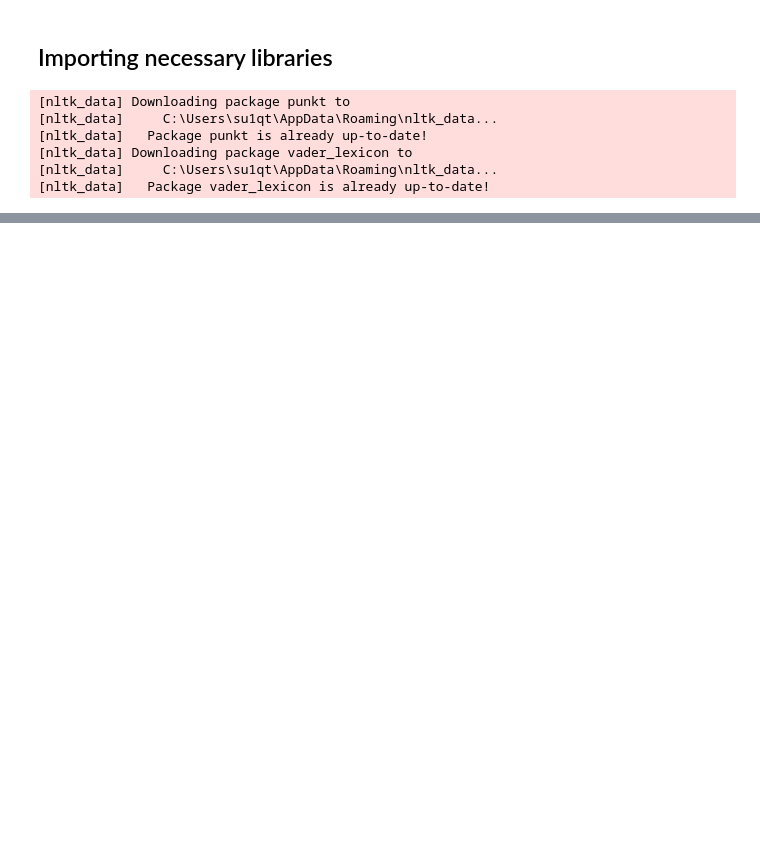
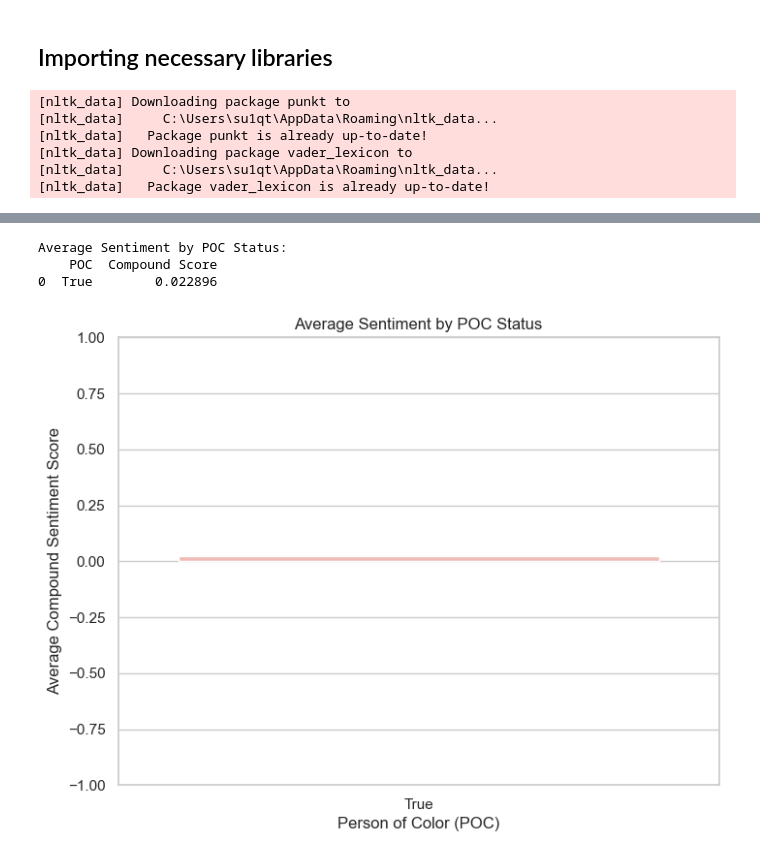
Before and after one commit to VelvetDragon/disney-films-emotion-NLP, a Jupyter notebook: notebook/Coco_Dialogue_EDA.ipynb, the cells around one changed output, grey strips where cells are left out. Drawn from its saved outputs; the diff is of its cells as text; code cells hidden in the pictures; blank space fills up the shorter version.

```diff
--- a/notebook/Coco_Dialogue_EDA.ipynb
+++ b/notebook/Coco_Dialogue_EDA.ipynb
@@ -40,0 +677,26 @@ else:
+# %%
+# Calculate average sentiment based on POC status
+poc_sentiment = sentiment_dialogues_df.groupby('POC')['Compound Score'].mean().reset_index()
+
+# Display the results
+print("\nAverage Sentiment by POC Status:")
+print(poc_sentiment)
+
+# Bar chart to compare average sentiment
+plt.figure(figsize=(8,6))
+sns.barplot(x='POC', y='Compound Score', data=poc_sentiment, palette='Pastel1')
+plt.title('Average Sentiment by POC Status')
+plt.xlabel('Person of Color (POC)')
+plt.ylabel('Average Compound Sentiment Score')
+plt.ylim(-1, 1)
+filename = 'average_sentiment_by_POC.png'
+filepath = os.path.join(output_viz_path,filename)
+plt.savefig(filepath,dpi=300,bbox_inches='tight')
+
+plt.show()
+plt.close()
+# %% [output]
+Average Sentiment by POC Status:
+    POC  Compound Score
+0  True        0.022896
+[figure, added]
```
Also changed, not shown: parts of 52 cells of this notebook, 20 other files.
